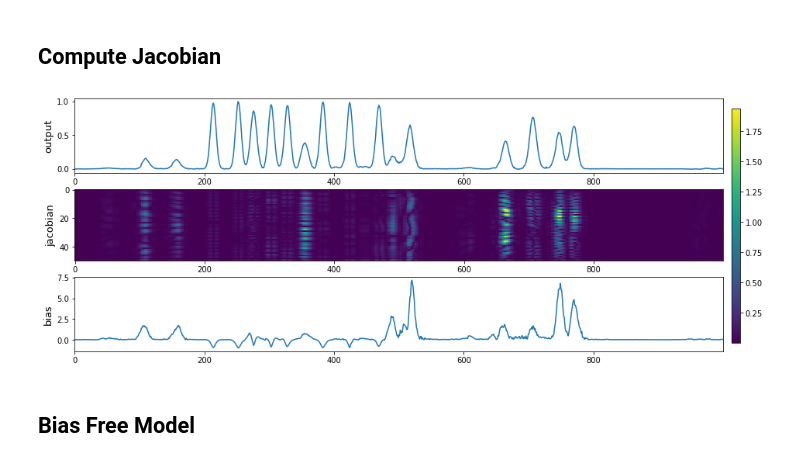
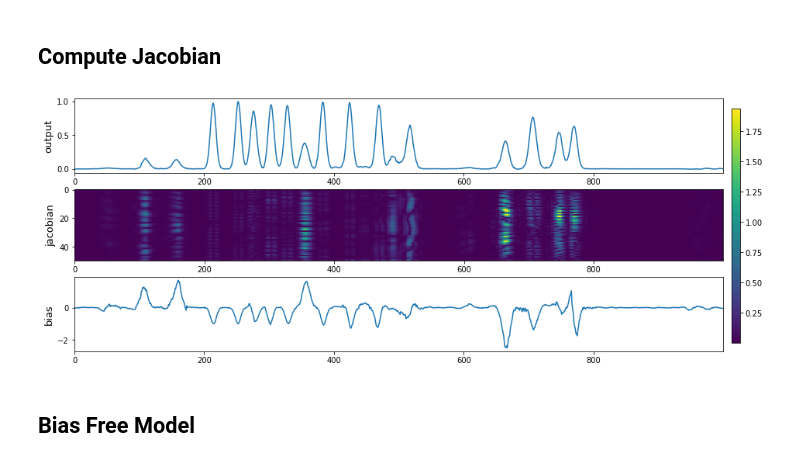
Before and after one commit to bofei5675/DeepFreq, a Jupyter notebook: grad_jacobian.ipynb, the cells around one changed output. Saved outputs shown, nothing was run; the diff lists cells and outputs as text; code cells hidden in the pictures.

```diff
--- a/grad_jacobian.ipynb
+++ b/grad_jacobian.ipynb
@@ -21,19 +21,17 @@ def compute_jacobian_and_bias(inputs, net):
     for i in range(out_n):
         zero_gradients(inputs)
         outputs[0, i].backward(retain_graph = True)
-        jacobian[:, :, i] = inputs.grad.data[0, 0]
+        # print(jacobian[:, :, i].shape,  inputs.grad.data.shape) [2 ,50] === [1, 2, 50]
+        jacobian[:, :, i] = inputs.grad.data[0]
 
     return jacobian.numpy(), inputs.detach().numpy(), outputs.detach().numpy()
 
 def compute_bias(jacobian, inputs, outputs):
-    grad = jacobian[0] + 1j * jacobian[1]
-    jacobian_conj =  jacobian[0]  - 1j * jacobian[1]
-    inputs_signal = inputs[0, 0] + inputs[0, 1] * 1j
-    pred = jacobian_conj.T * inputs_signal
-    print(pred.shape)
-    pred = pred.sum(axis=1)
-    # pred = np.abs(pred)
-    return grad, pred
+    jacobian = jacobian.reshape((100, 1000))
+    inputs = inputs.reshape((100))
+    pred = jacobian.T.dot(inputs)
+    bias = pred.real - outputs
+    return bias
 
 def check_bias(fr_module):
     for layer in fr_module.modules():
@@ -98,33 +96,35 @@ inp = torch.as_tensor(signal_10dB[idx][None])
 ## Compute Jacobian
 # %%
 jacobian, inputs, outputs = compute_jacobian_and_bias(inp, fr_module)
-grad, bias = compute_bias(jacobian, inputs, outputs)
+bias = compute_bias(jacobian, inputs, outputs)
+# %%
+bias = bias.reshape(-1)
 # %%
 fig, ax = plt.subplots(3, 1, figsize=(15, 6))
 
 ax[0].plot(xgrid, outputs[0])
 ax[0].set_xticks(np.arange(-0.5, 0.5, 0.2))
 ax[0].set_xticklabels(np.arange(0, 1000, 200))
 ax[0].set_xlim(-0.5, 0.5)
 ax[0].set_ylabel('output', fontsize=13)
 
 im = ax[1].imshow(np.abs(grad))
 ax[1].set_aspect(2.2)
 ax[1].set_ylabel('jacobian', fontsize=13)
 
-ax[2].plot(xgrid, bias[0])
+ax[2].plot(xgrid, bias)
 ax[2].set_xticks(np.arange(-0.5, 0.5, 0.2))
 ax[2].set_xticklabels(np.arange(0, 1000, 200))
 ax[2].set_xlim(-0.5, 0.5)
 ax[2].set_ylabel('bias', fontsize=13)
 
 fig.subplots_adjust(right=0.9)
 cbar_ax = fig.add_axes([0.91, 0.15, 0.01, 0.7])
 fig.colorbar(im, cax=cbar_ax)
 
 plt.show()
 # %% [output]
-[figure, old version]
+[figure, new version]
 # %% [markdown]
 ## Bias Free Model
 # %%
```
Also changed, not shown: parts of 6 cells of this notebook.
